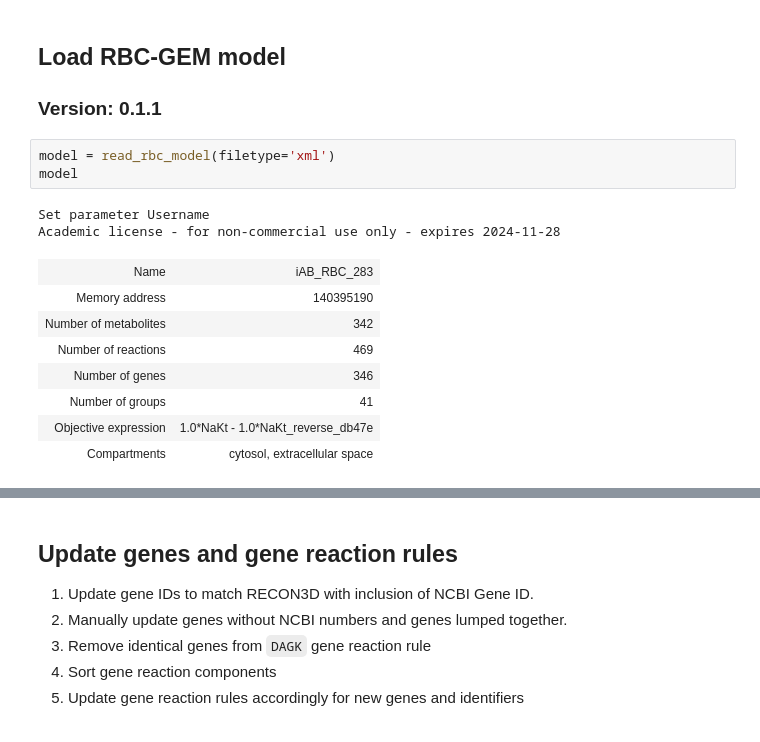
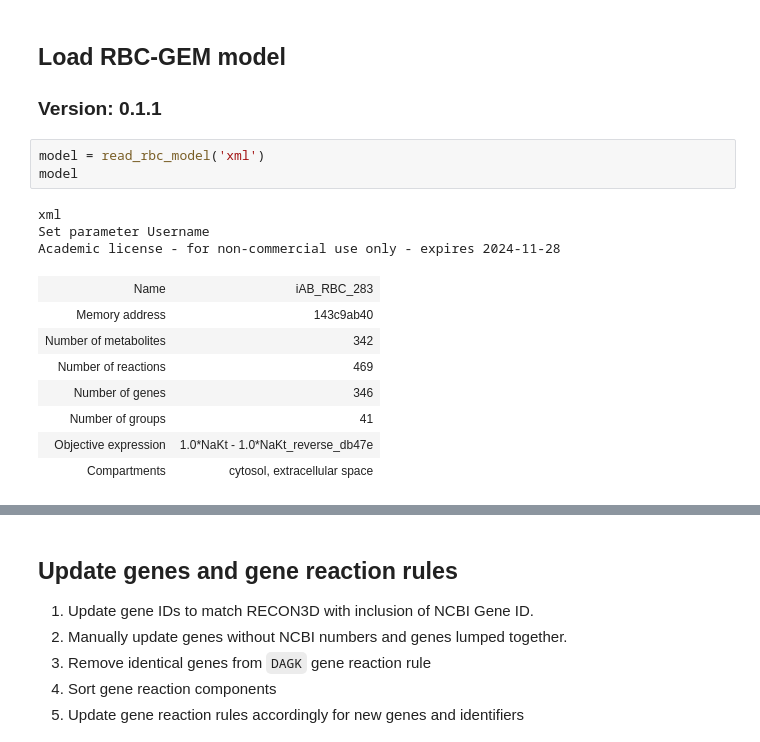
Before and after one commit to z-haiman/RBC-GEM, a Jupyter notebook: .deprecated/code/curation/RBC-GEM_v0.1.1_v0.2.0.ipynb, the cells around one changed output, grey strips where cells are left out. Cells and saved outputs as stored; diff of their text form.

```diff
--- a/code/notebooks/curation/RBC-GEM_v0.1.1_v0.2.0.ipynb
+++ b/.deprecated/code/curation/RBC-GEM_v0.1.1_v0.2.0.ipynb
@@ -70,13 +71,14 @@ COBRA_CONFIGURATION
 ## Load RBC-GEM model
 ### Version: 0.1.1
 # %%
-model = read_rbc_model(filetype='xml')
+model = read_rbc_model('xml')
 model
 # %% [output]
+xml
 Set parameter Username
 Academic license - for non-commercial use only - expires 2024-11-28
 | Name | iAB_RBC_283 |
-| Memory address | 140395190 |
+| Memory address | 143c9ab40 |
 | Number of metabolites | 342 |
 | Number of reactions | 469 |
 | Number of genes | 346 |
```
Also changed, not shown: parts of 11 cells of this notebook, 26 other files.
